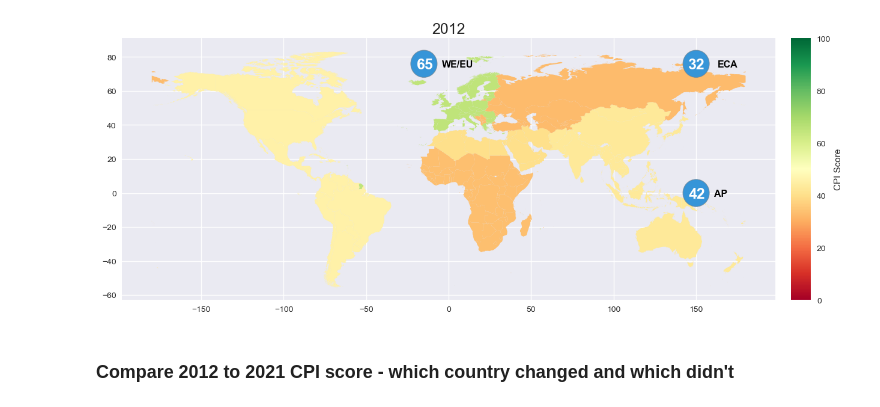
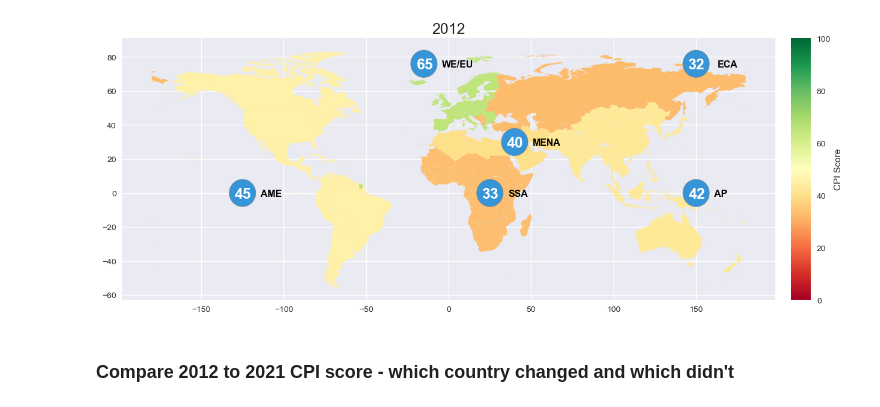
Before and after one commit to wanzulfikri/cpi_analysis, a Jupyter notebook: CPI 2012-2021.ipynb, the cells around one changed output. Drawn from its saved outputs; the diff is of its cells as text; code cells hidden in the pictures.

Commit message:
Might as well upload the last three regions

```diff
--- a/CPI 2012-2021.ipynb
+++ b/CPI 2012-2021.ipynb
@@ -1386,34 +1386,81 @@ for year in years:
 
      # circle for AP
     ap_mean = math.floor(region_cpi.loc["AP"][year])
     ap_circle = plt.Circle((150,0), 8, color="#3695d8")
     ap_circle_border = plt.Circle((150,0), 8, color="gray", alpha=0.5, fill=False, linewidth=1)
     # x axis + 13, y axis - 2
     ax.text(161, -2, "AP", color='black', fontsize=11.5, fontweight='bold')
     # x axis - 4.2, y axis - 3
     ax.text(145.5,-3, ap_mean, fontsize=18, color='white', fontweight='bold')
     ax.add_patch(ap_circle)
     ax.add_patch(ap_circle_border)
 
     # circle for ECA aka Eastern Europe and Central Asia
     eca_mean = math.floor(region_cpi.loc["ECA"][year])
     circle_x = 150
     circle_y = 76
     circle_coord = (circle_x, circle_y)
     eca_circle = plt.Circle(circle_coord, 8, color="#3695d8")
     eca_circle_border = plt.Circle(circle_coord, 8, color="gray", alpha=0.5, fill=False, linewidth=1)
     # x axis + 13, y axis - 2
     ax.text(circle_coord[0]+13, circle_coord[1]-2, "ECA", color='black', fontsize=11.5, fontweight='bold')
     # x axis - 4.2, y axis - 3
     ax.text(circle_coord[0]-5,circle_coord[1]-3, eca_mean, fontsize=18, color='white', fontweight='bold')
 
     ax.add_patch(eca_circle)
     ax.add_patch(eca_circle_border)
+
+     # circle for MENA aka Middle East and North Africa
+    mena_mean = math.floor(region_cpi.loc["MENA"][year])
+    circle_x = 40
+    circle_y = 30
+    circle_coord = (circle_x, circle_y)
+    mena_circle = plt.Circle(circle_coord, 8, color="#3695d8")
+    mena_circle_border = plt.Circle(circle_coord, 8, color="gray", alpha=0.5, fill=False, linewidth=1)
+    # x axis + 13, y axis - 2
+    ax.text(circle_coord[0]+11, circle_coord[1]-2, "MENA", color='black', fontsize=11.5, fontweight='bold')
+    # x axis - 4.2, y axis - 3
+    ax.text(circle_coord[0]-5,circle_coord[1]-3, mena_mean, fontsize=18, color='white', fontweight='bold')
+
+    ax.add_patch(mena_circle)
+    ax.add_patch(mena_circle_border)
+
+     # circle for SSA or Sub-Saharan Africa
+    ssa_mean = math.floor(region_cpi.loc["SSA"][year])
+    circle_x = 25
+    circle_y = 0
+    circle_coord = (circle_x, circle_y)
+    ssa_circle = plt.Circle(circle_coord, 8, color="#3695d8")
+    ssa_circle_border = plt.Circle(circle_coord, 8, color="gray", alpha=0.5, fill=False, linewidth=1)
+    # x axis + 13, y axis - 2
+    ax.text(circle_coord[0]+11, circle_coord[1]-2, "SSA", color='black', fontsize=11.5, fontweight='bold')
+    # x axis - 4.2, y axis - 3
+    ax.text(circle_coord[0]-5,circle_coord[1]-3, ssa_mean, fontsize=18, color='white', fontweight='bold')
+
+    ax.add_patch(ssa_circle)
+    ax.add_patch(ssa_circle_border)
+
+     # circle for AME or The Americas
+    ame_mean = math.floor(region_cpi.loc["AME"][year])
+    circle_x = -125
+    circle_y = 0
+    circle_coord = (circle_x, circle_y)
+    ame_circle = plt.Circle(circle_coord, 8, color="#3695d8")
+    ame_circle_border = plt.Circle(circle_coord, 8, color="gray", alpha=0.5, fill=False, linewidth=1)
+    # x axis + 13, y axis - 2
+    ax.text(circle_coord[0]+11, circle_coord[1]-2, "AME", color='black', fontsize=11.5, fontweight='bold')
+    # x axis - 4.2, y axis - 3
+    ax.text(circle_coord[0]-5,circle_coord[1]-3, ame_mean, fontsize=18, color='white', fontweight='bold')
+
+    ax.add_patch(ame_circle)
+    ax.add_patch(ame_circle_border)
+
     year+=1
 
+
 # test_2
 # %% [output]
-[figure, old version]
+[figure, new version]
 # %% [markdown]
 ### Compare 2012 to 2021 CPI score - which country changed and which didn't
 # %%
```
Also changed, not shown: parts of 6 cells of this notebook.
